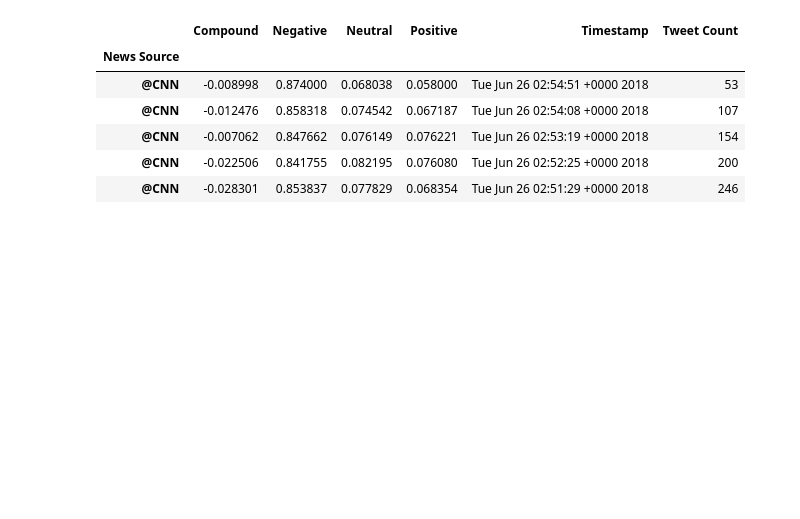
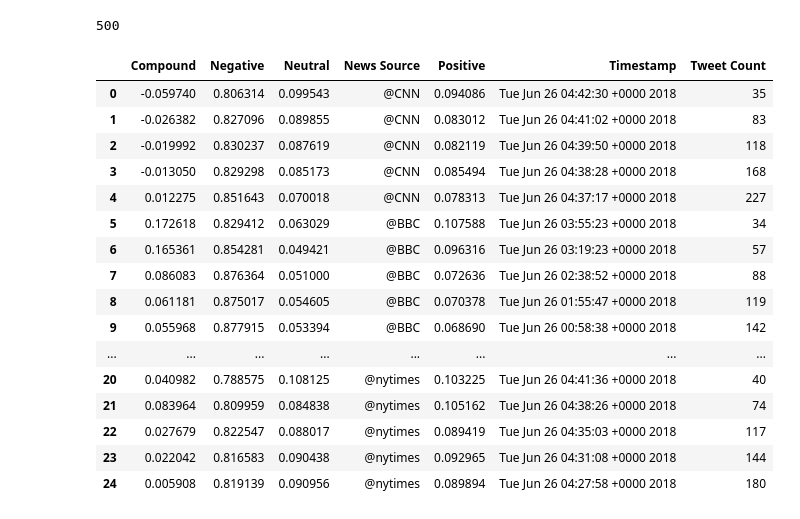
Before and after one commit to one171717/social_analytics, a Jupyter notebook: News_Mood.ipynb, the cells around one changed output. Drawn from its saved outputs; the diff is of its cells as text; code cells hidden in the pictures; blank space fills up the shorter version.

```diff
--- a/News_Mood.ipynb
+++ b/News_Mood.ipynb
@@ -104,12 +107,26 @@ TweepError: [{'code': 32, 'message': 'Could not authenticate you.'}]
+# %%
+print(counter)
+# %% [output]
+500
 # %%
 #Create a datafram
-news_df = pd.DataFrame(results_list).set_index("News Source")
-news_df.head()
+news_df = pd.DataFrame(results_list)
+news_df
 # %% [output]
-|  | Compound | Negative | Neutral | Positive | Timestamp | Tweet Count |
-| News Source |  |  |  |  |  |  |
-| @CNN | -0.008998 | 0.874000 | 0.068038 | 0.058000 | Tue Jun 26 02:54:51 +0000 2018 | 53 |
-| @CNN | -0.012476 | 0.858318 | 0.074542 | 0.067187 | Tue Jun 26 02:54:08 +0000 2018 | 107 |
-| @CNN | -0.007062 | 0.847662 | 0.076149 | 0.076221 | Tue Jun 26 02:53:19 +0000 2018 | 154 |
-| @CNN | -0.022506 | 0.841755 | 0.082195 | 0.076080 | Tue Jun 26 02:52:25 +0000 2018 | 200 |
-| @CNN | -0.028301 | 0.853837 | 0.077829 | 0.068354 | Tue Jun 26 02:51:29 +0000 2018 | 246 |
+|  | Compound | Negative | Neutral | News Source | Positive | Timestamp | Tweet Count |
+| 0 | -0.059740 | 0.806314 | 0.099543 | @CNN | 0.094086 | Tue Jun 26 04:42:30 +0000 2018 | 35 |
+| 1 | -0.026382 | 0.827096 | 0.089855 | @CNN | 0.083012 | Tue Jun 26 04:41:02 +0000 2018 | 83 |
+| 2 | -0.019992 | 0.830237 | 0.087619 | @CNN | 0.082119 | Tue Jun 26 04:39:50 +0000 2018 | 118 |
+| 3 | -0.013050 | 0.829298 | 0.085173 | @CNN | 0.085494 | Tue Jun 26 04:38:28 +0000 2018 | 168 |
+| 4 | 0.012275 | 0.851643 | 0.070018 | @CNN | 0.078313 | Tue Jun 26 04:37:17 +0000 2018 | 227 |
+| 5 | 0.172618 | 0.829412 | 0.063029 | @BBC | 0.107588 | Tue Jun 26 03:55:23 +0000 2018 | 34 |
+| 6 | 0.165361 | 0.854281 | 0.049421 | @BBC | 0.096316 | Tue Jun 26 03:19:23 +0000 2018 | 57 |
+| 7 | 0.086083 | 0.876364 | 0.051000 | @BBC | 0.072636 | Tue Jun 26 02:38:52 +0000 2018 | 88 |
+| 8 | 0.061181 | 0.875017 | 0.054605 | @BBC | 0.070378 | Tue Jun 26 01:55:47 +0000 2018 | 119 |
+| 9 | 0.055968 | 0.877915 | 0.053394 | @BBC | 0.068690 | Tue Jun 26 00:58:38 +0000 2018 | 142 |
+| ... | ... | ... | ... | ... | ... | ... | ... |
+| 20 | 0.040982 | 0.788575 | 0.108125 | @nytimes | 0.103225 | Tue Jun 26 04:41:36 +0000 2018 | 40 |
+| 21 | 0.083964 | 0.809959 | 0.084838 | @nytimes | 0.105162 | Tue Jun 26 04:38:26 +0000 2018 | 74 |
+| 22 | 0.027679 | 0.822547 | 0.088017 | @nytimes | 0.089419 | Tue Jun 26 04:35:03 +0000 2018 | 117 |
+| 23 | 0.022042 | 0.816583 | 0.090438 | @nytimes | 0.092965 | Tue Jun 26 04:31:08 +0000 2018 | 144 |
+| 24 | 0.005908 | 0.819139 | 0.090956 | @nytimes | 0.089894 | Tue Jun 26 04:27:58 +0000 2018 | 180 |
```
Also changed, not shown: parts of 4 cells of this notebook.
